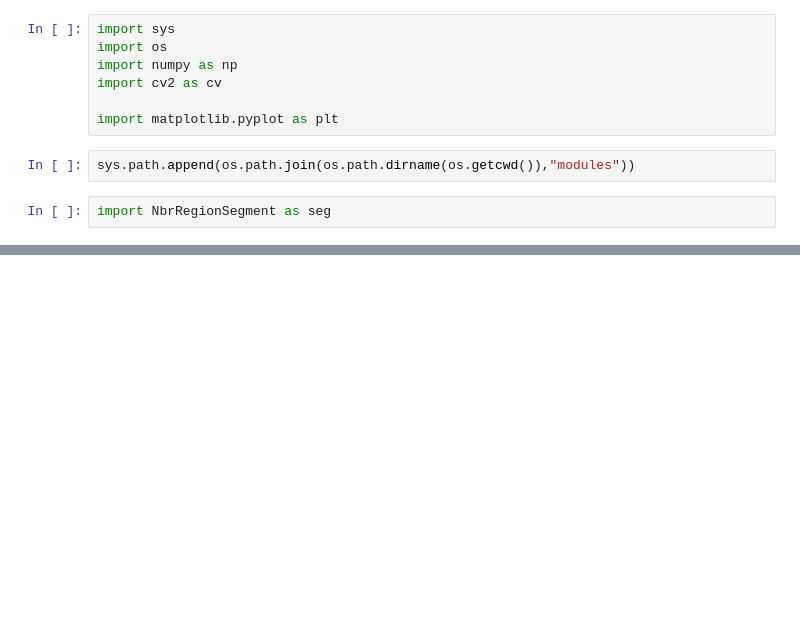
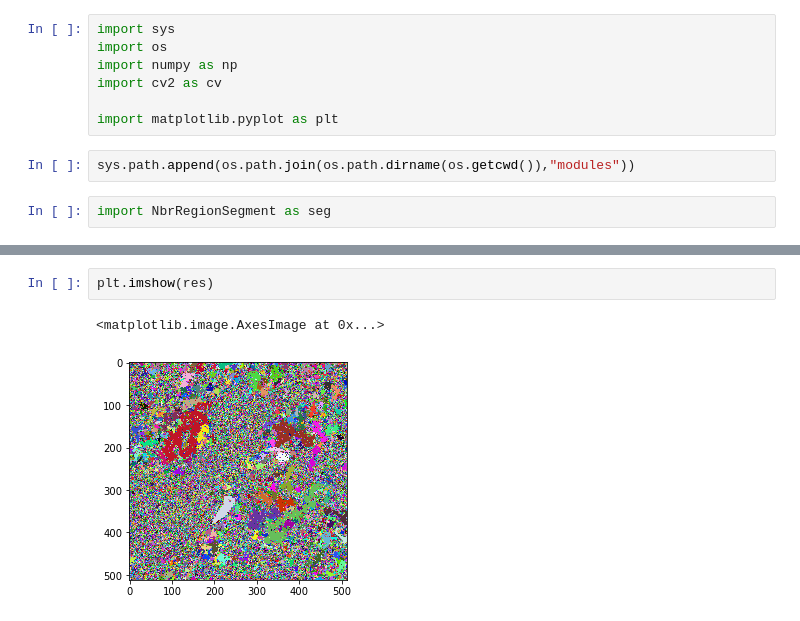
Before and after one commit to kzhitizg/Project_2, a Jupyter notebook: Region_Growing/Segmentation.ipynb, the cells around one changed output, grey strips where cells are left out. Cells and saved outputs as stored; diff of their text form; blank space fills up the shorter version.

```diff
--- a/Region_Growing/Segmentation.ipynb
+++ b/Region_Growing/Segmentation.ipynb
@@ -22,0 +31,5 @@ AttributeError: module 'NbrRegionSegment' has no attribute 'NbrRegionSegment'
+# %%
+plt.imshow(res)
+# %% [output]
+<matplotlib.image.AxesImage at 0x...>
+[figure, added]
```
Also changed, not shown: parts of 6 cells of this notebook, 5 other files.
